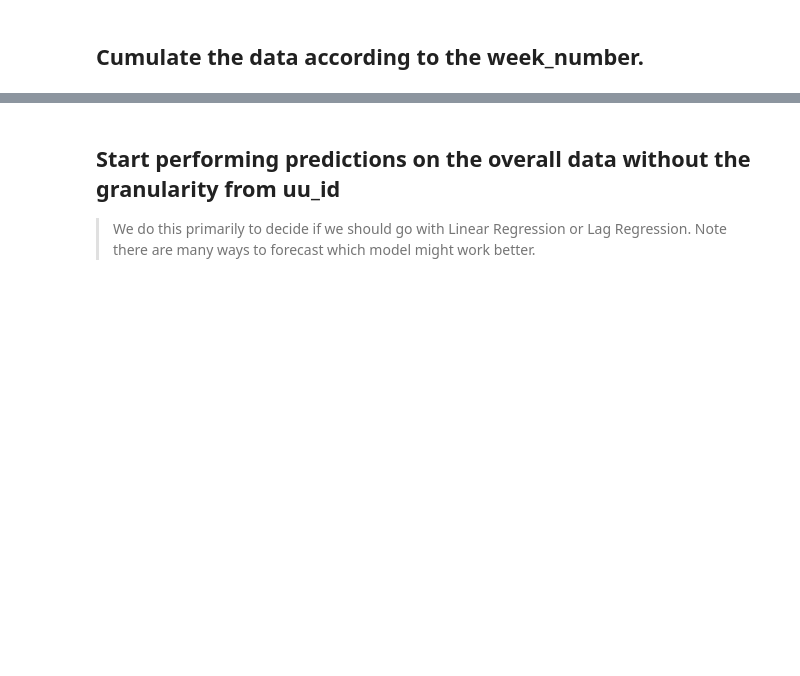
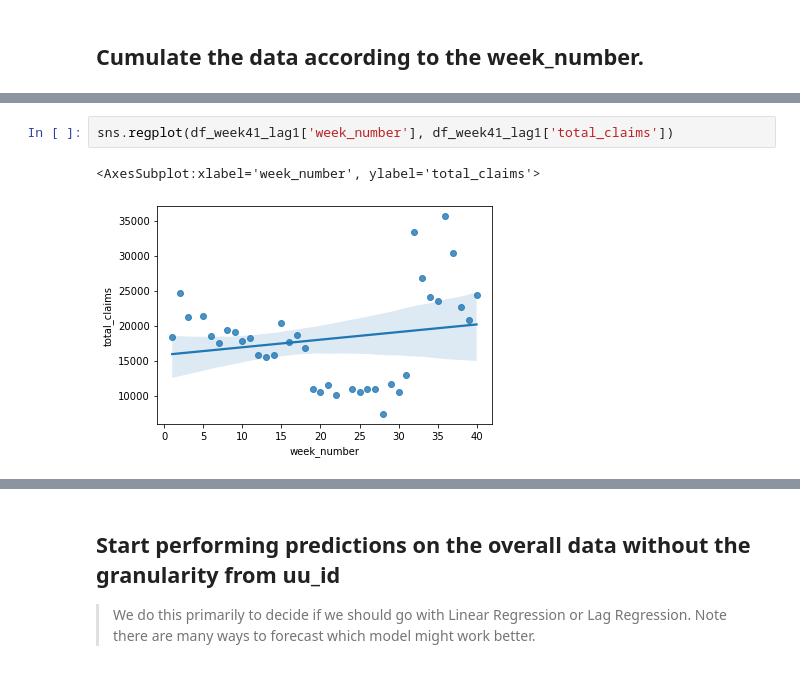
Before and after one commit to ironhacks/Tutorials-COVID-19, a Jupyter notebook: tutorials-fall-2022/example_section/Example-Linear-Regression-Time-Series.ipynb, the cells around one changed output, grey strips where cells are left out. Cells and saved outputs as stored; diff of their text form; blank space fills up the shorter version.

```diff
--- a/tutorials-fall-2022/example_section/Example-Linear-Regression-Time-Series.ipynb
+++ b/tutorials-fall-2022/example_section/Example-Linear-Regression-Time-Series.ipynb
@@ -100,0 +116,5 @@ sns.regplot(df['week_number'], df['total_claims'])
+# %%
+sns.regplot(df_week41_lag1['week_number'], df_week41_lag1['total_claims'])
+# %% [output]
+<AxesSubplot:xlabel='week_number', ylabel='total_claims'>
+[figure, added]
```
Also changed, not shown: parts of 47 cells of this notebook, 1 other file.
